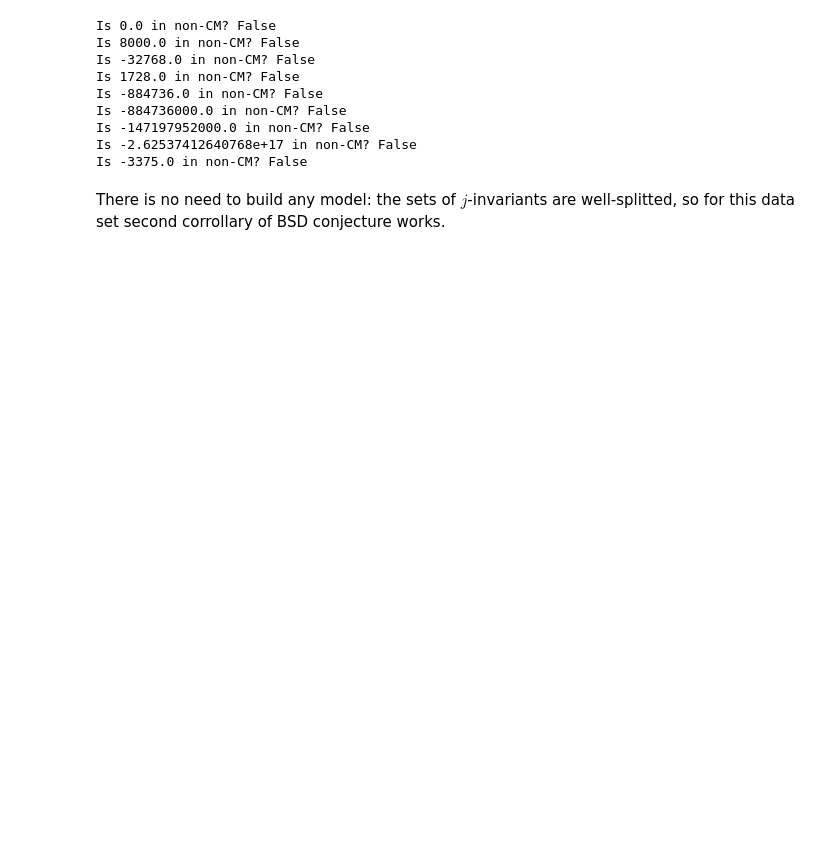
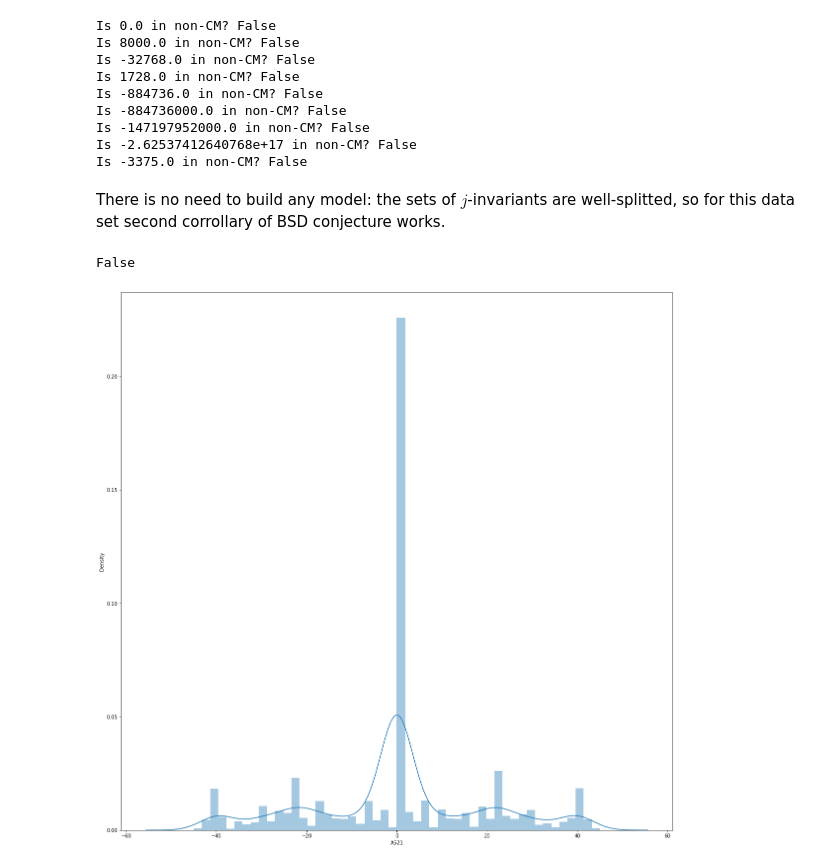
Before and after one commit to 0xf104a/EllipticCurves, a Jupyter notebook: Models.ipynb, the cells around one changed output. Cells and saved outputs as stored; diff of their text form; code cells hidden in the pictures; blank space fills up the shorter version.

Commit message:
Build some plots

```diff
--- a/Models.ipynb
+++ b/Models.ipynb
@@ -500,3 +498,12 @@ Is -2.62537412640768e+17 in non-CM? False
 Is -3375.0 in non-CM? False
 # %% [markdown]
 There is no need to build any model: the sets of $j$-invariants are well-splitted, so for this data set second corrollary of BSD conjecture works.
+# %%
+is_safe(511)
+# %% [output]
+False
+# %%
+sns.distplot(df["A521"])
+plt.show()
+# %% [output]
+[figure, added]
```
Also changed, not shown: parts of 15 cells of this notebook, 1 other file.
